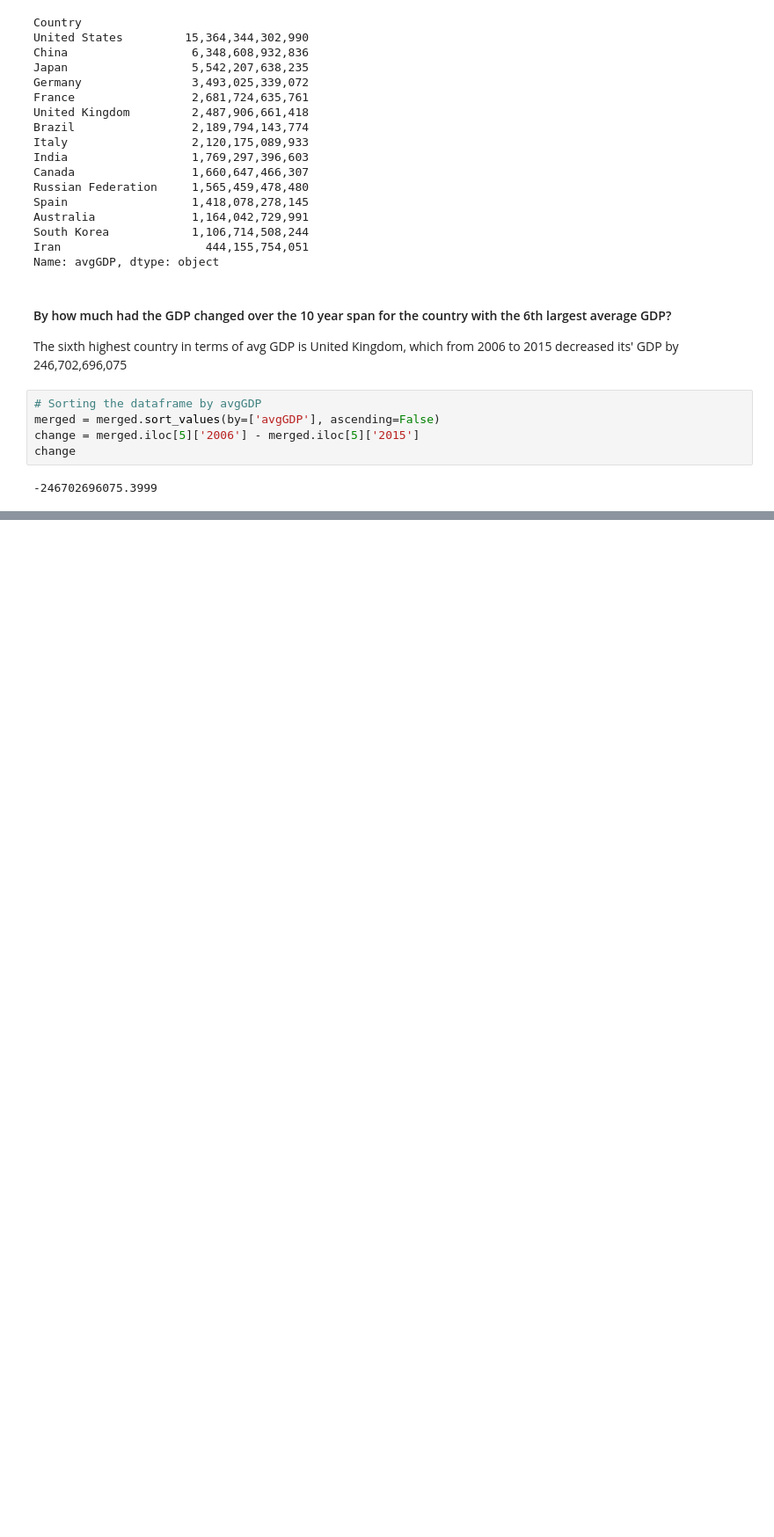
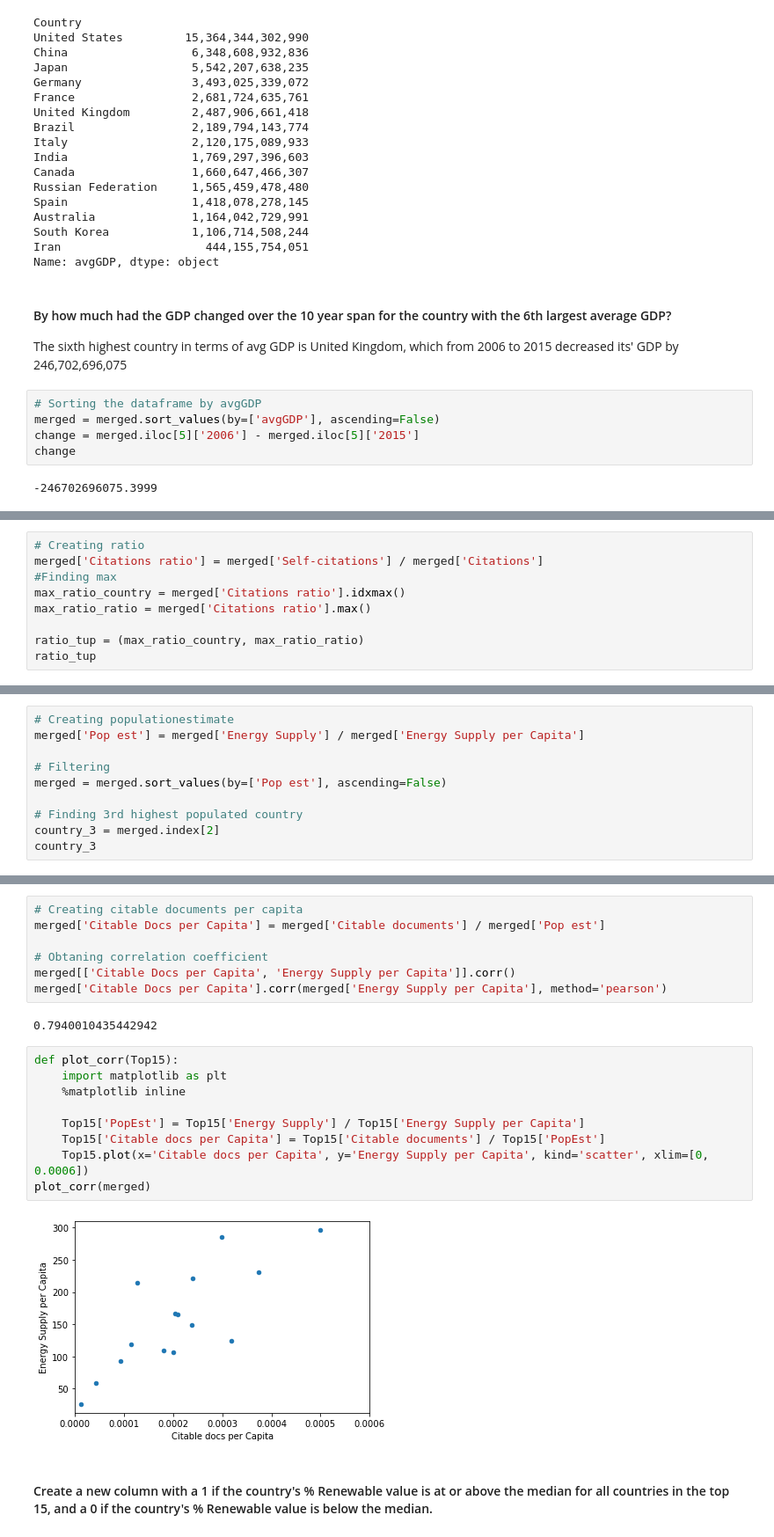
Before and after one commit to kevinmiguel97/Energy-consumption---GDP---Journals-Analysis, a Jupyter notebook: Countries analysis and cleaning.ipynb, the cells around one changed output, grey strips where cells are left out. Shown at 88% size. Cells and saved outputs as stored; diff of their text form; blank space fills up the shorter version.

```diff
--- a/Countries analysis and cleaning.ipynb
+++ b/Countries analysis and cleaning.ipynb
@@ -330,0 +353,9 @@ change
+# %%
+# Creating ratio
+merged['Citations ratio'] = merged['Self-citations'] / merged['Citations']
+#Finding max
+max_ratio_country = merged['Citations ratio'].idxmax()
+max_ratio_ratio = merged['Citations ratio'].max()
+
+ratio_tup = (max_ratio_country, max_ratio_ratio)
+ratio_tup
@@ -330,0 +367,10 @@ change
+# %%
+# Creating populationestimate
+merged['Pop est'] = merged['Energy Supply'] / merged['Energy Supply per Capita']
+
+# Filtering
+merged = merged.sort_values(by=['Pop est'], ascending=False)
+
+# Finding 3rd highest populated country
+country_3 = merged.index[2]
+country_3
@@ -330,0 +391,22 @@ change
+# %%
+# Creating citable documents per capita
+merged['Citable Docs per Capita'] = merged['Citable documents'] / merged['Pop est']
+
+# Obtaning correlation coefficient
+merged[['Citable Docs per Capita', 'Energy Supply per Capita']].corr()
+merged['Citable Docs per Capita'].corr(merged['Energy Supply per Capita'], method='pearson')
+# %% [output]
+0.7940010435442942
+# %%
+def plot_corr(Top15):
+    import matplotlib as plt
+    %matplotlib inline
+
+    Top15['PopEst'] = Top15['Energy Supply'] / Top15['Energy Supply per Capita']
+    Top15['Citable docs per Capita'] = Top15['Citable documents'] / Top15['PopEst']
+    Top15.plot(x='Citable docs per Capita', y='Energy Supply per Capita', kind='scatter', xlim=[0, 0.0006])
+plot_corr(merged)
+# %% [output]
+[figure, added]
+# %% [markdown]
+#### Create a new column with a 1 if the country's % Renewable value is at or above the median for all countries in the top 15, and a 0 if the country's % Renewable value is below the median.
```
Also changed, not shown: parts of 18 cells of this notebook.
